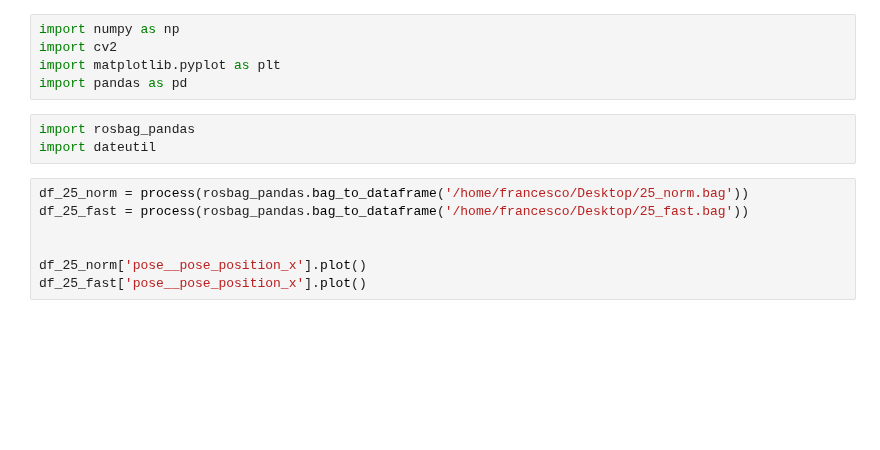
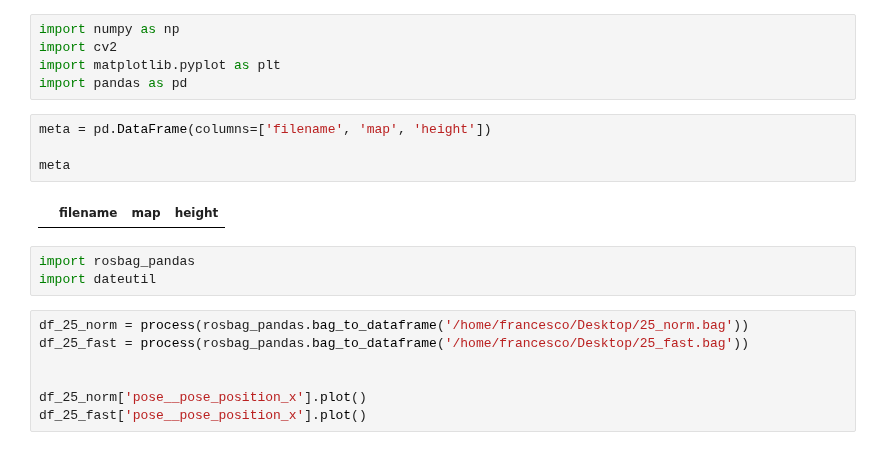
Before and after one commit to FrancescoSaverioZuppichini/Master-Thesis, a Jupyter notebook: core/Untitled.ipynb, the cells around one changed output. Drawn from its saved outputs; the diff is of its cells as text; blank space fills up the shorter version.

```diff
--- a/core/Untitled.ipynb
+++ b/core/Untitled.ipynb
@@ -3,6 +3,12 @@ import numpy as np
 import cv2
 import matplotlib.pyplot as plt
 import pandas as pd
+# %%
+meta = pd.DataFrame(columns=['filename', 'map', 'height'])
+
+meta
+# %% [output]
+|  | filename | map | height |
 # %%
 import rosbag_pandas
 import dateutil
```
Also changed, not shown: 11 other files.
